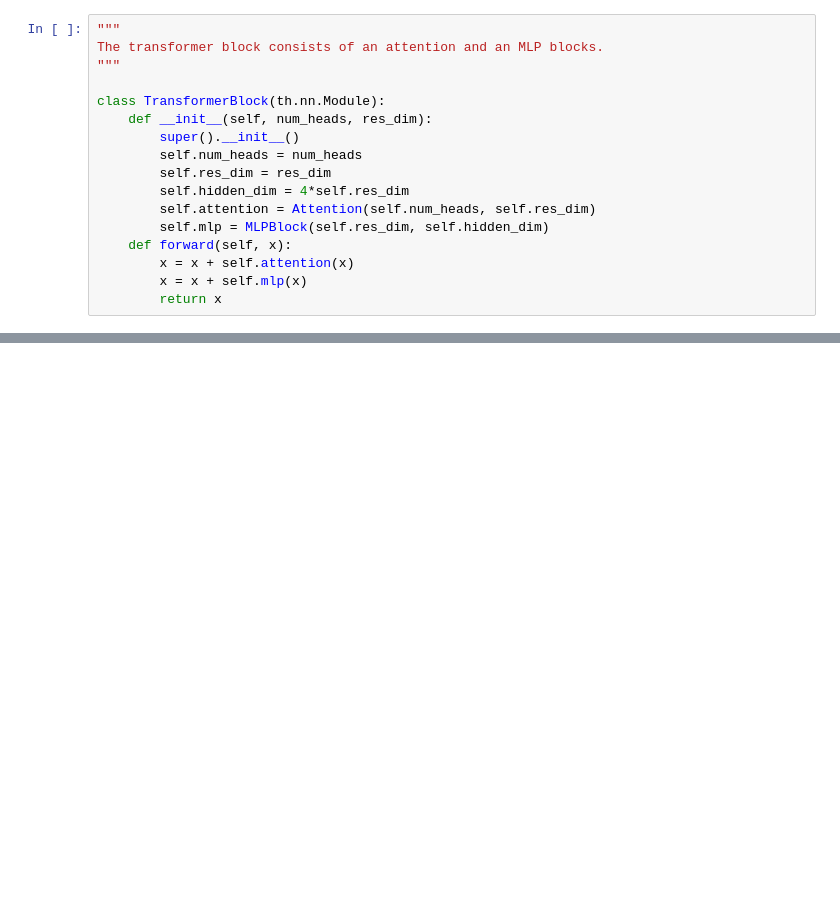
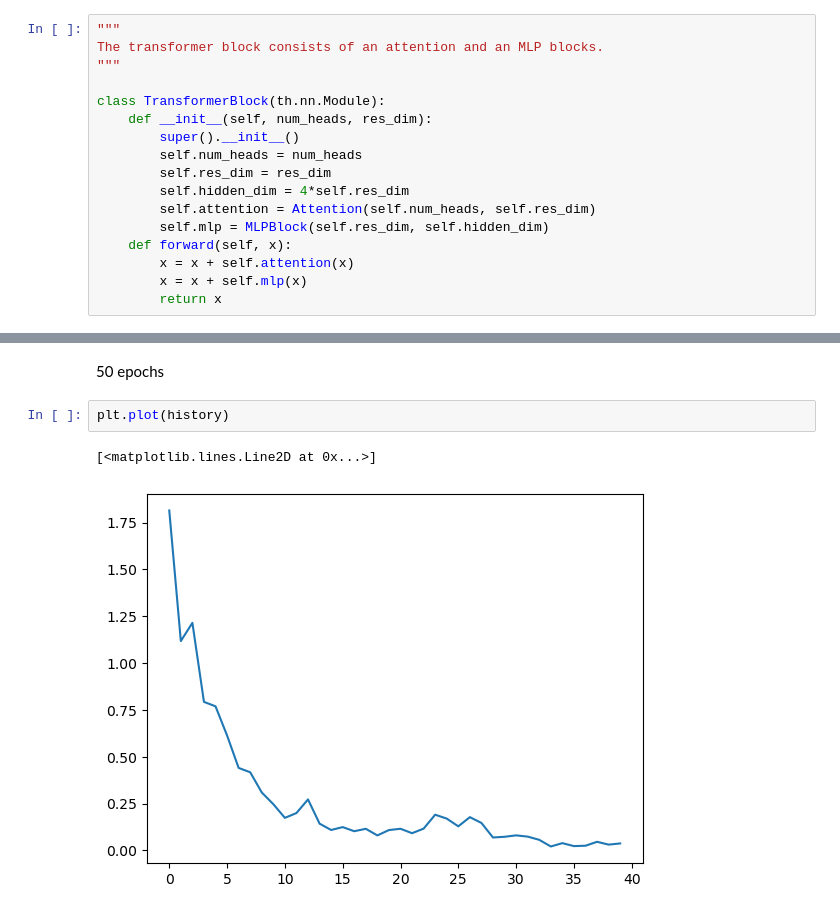
Before and after one commit to avsh12/Computational-Physics, a Jupyter notebook: AI-ML/Neural-Network/Language Model/transformer_scratch.ipynb, the cells around one changed output, grey strips where cells are left out. Drawn from its saved outputs; the diff is of its cells as text; blank space fills up the shorter version.

```diff
--- a/AI-ML/Neural-Network/Language Model/transformer_scratch.ipynb
+++ b/AI-ML/Neural-Network/Language Model/transformer_scratch.ipynb
@@ -233,0 +360,7 @@ class Transformer(th.nn.Module):
+# %% [markdown]
+50 epochs
+# %%
+plt.plot(history)
+# %% [output]
+[<matplotlib.lines.Line2D at 0x...>]
+[figure, added]
```
Also changed, not shown: parts of 25 cells of this notebook.
